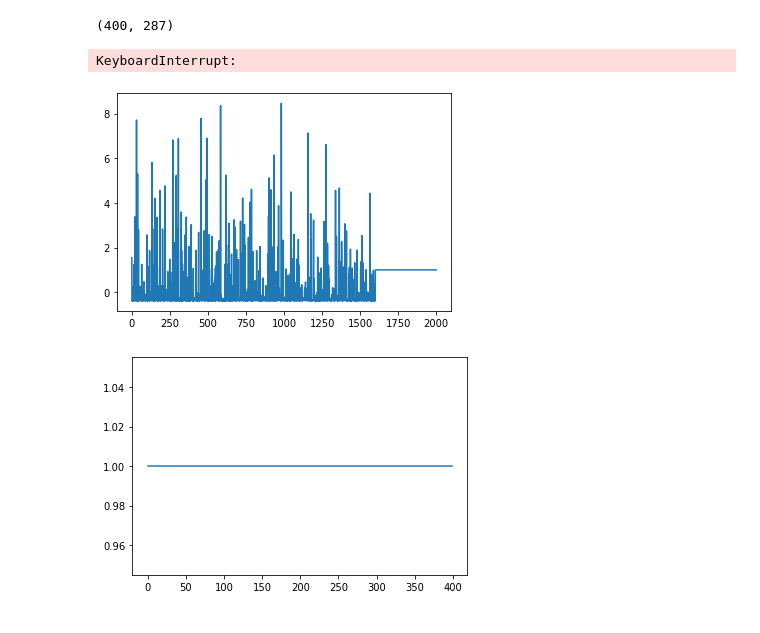
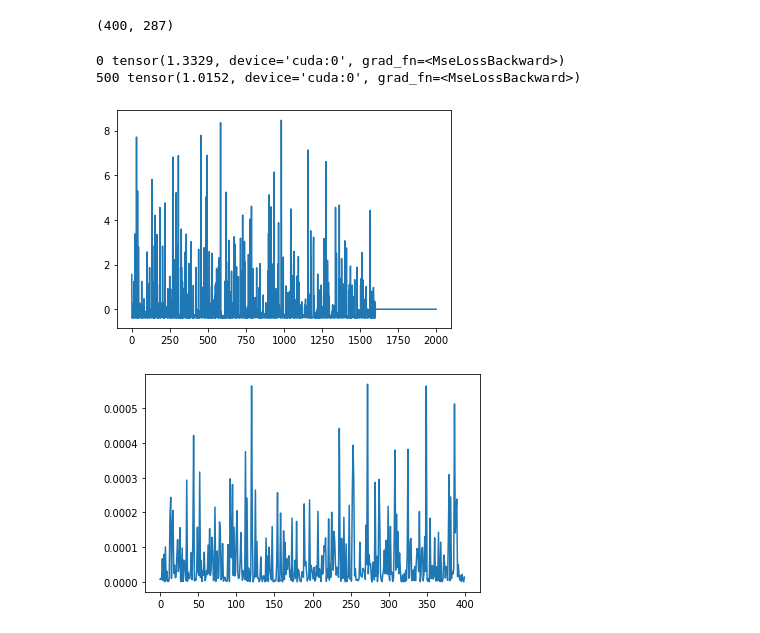
Before and after one commit to PlatanusCarl/CNN, a Jupyter notebook: homework3/main.ipynb, the cells around one changed output. Saved outputs shown, nothing was run; the diff lists cells and outputs as text; code cells hidden in the pictures.

Commit message:
no embedding deep cross

```diff
--- a/homework3/main.ipynb
+++ b/homework3/main.ipynb
@@ -225,7 +271,7 @@ class Residual_block(nn.Module):
 # %%
 class DeepCrossing(nn.Module):
 
-    def __init__(self, dim_stack, hidden_units=3, dropout=0., embed_dim=10, output_dim=1):
+    def __init__(self, dim_stack, hidden_units=3, dropout=0., output_dim=1):
         """
         DeepCrossing：
             stack:stacking的结果
@@ -249,7 +295,7 @@ class DeepCrossing(nn.Module):
             r = res(r)
 
         r = self.res_dropout(r)
-        outputs =  nn.functional.softmax(self.linear(r))
+        outputs =  nn.functional.sigmoid(self.linear(r))
         return outputs
 # %%
 #embedding
@@ -279,7 +325,7 @@ if(use_gpu):
     net = net.cuda()
     loss_func = loss_func.cuda()
 # %%
-iterate = 100000
+iterate = 1000
 if (use_gpu):
     stack = stack.cuda()
 for t in range(iterate):
@@ -289,24 +335,26 @@ for t in range(iterate):
     optimizer.zero_grad()   # clear gradients for next train
     loss.backward()         # backpropagation, compute gradients
     optimizer.step()        # apply gradients
-print(loss)
+    if(t%500 == 0):
+        print(t,loss)
 # %% [output]
-KeyboardInterrupt:
+0 tensor(1.3329, device='cuda:0', grad_fn=<MseLossBackward>)
+500 tensor(1.0152, device='cuda:0', grad_fn=<MseLossBackward>)
 # %%
 if(use_gpu):
     net = net.cpu()
 predict = net(torch.from_numpy(test))
 pre = predict.detach().numpy().flatten()
 total = np.concatenate([train,pre])
 x = range(total.shape[0])
 y = total[x]
 plt.plot(x,y)
 plt.show()
 x = range(pre.shape[0])
 y = pre[x]
 plt.plot(x,y)
 plt.show()
-np.save(r'prediction/DC_'+str(iterate)+'.npy',pre)
+np.save(r'prediction/DC_sigmoid'+str(iterate)+'.npy',pre)
 # %% [output]
-[figure, old version]
+[figure, new version]
-[figure, old version]
+[figure, new version]
```
Also changed, not shown: parts of 11 cells of this notebook, 23 other files.
